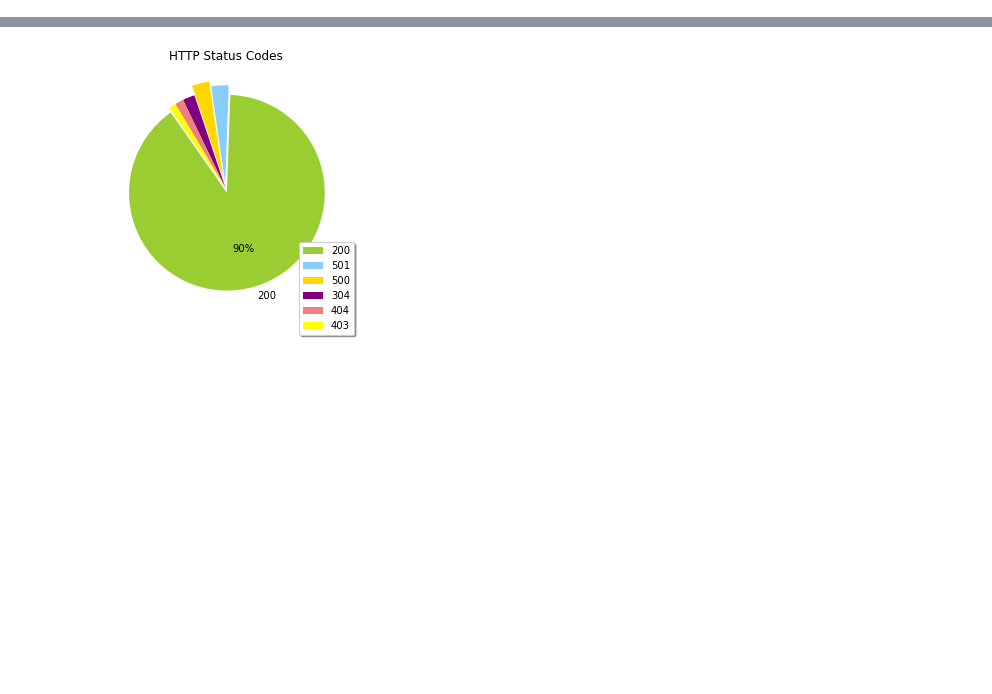
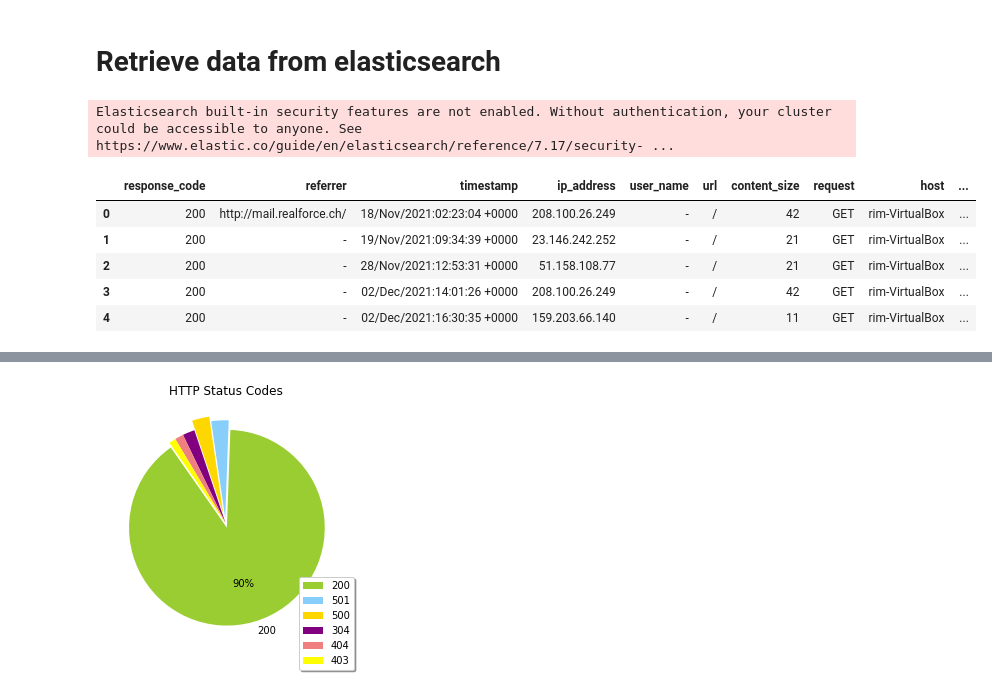
Before and after one commit to RimBelkhir/-Anomaly-Detetcion-in-logs-project, a Jupyter notebook: Anomaly_detection.ipynb, the cells around one changed output, grey strips where cells are left out. Drawn from its saved outputs; the diff is of its cells as text; code cells hidden in the pictures; blank space fills up the shorter version.

```diff
--- a/Anomaly_detection.ipynb
+++ b/Anomaly_detection.ipynb
@@ -0,0 +19,44 @@
+# %% [markdown]
+# Retrieve data from elasticsearch
+# %%
+es = Elasticsearch('http://localhost:9200/')
+# %%
+def get_data_from_elastic():
+    # query: The elasticsearch query.
+    query = {
+        "query": {
+            "match_all" : {}
+            }
+    }
+
+    # Scan function to get all the data.
+    rel = scan(client=es,
+               query=query,
+               scroll='1m',
+               index='filebeat_data',
+               raise_on_error=True,
+               preserve_order=False,
+               clear_scroll=True)
+    # Keep response in a list.
+    result = list(rel)
+    temp = []
+    # We need only '_source', which has all the fields required.
+    # This elimantes the elasticsearch metdata like _id, _type, _index.
+    for hit in result:
+        temp.append(hit['_source'])
+    # Create a dataframe.
+    data = pd.DataFrame(temp)
+    return data
+# %%
+df = get_data_from_elastic()
+# %% [output]
+Elasticsearch built-in security features are not enabled. Without authentication, your cluster could be accessible to anyone. See https://www.elastic.co/guide/en/elasticsearch/reference/7.17/security- ...
+# %%
+df.head()
+# %% [output]
+|  | response_code | referrer | timestamp | ip_address | user_name | url | content_size | request | host | ... |
+| 0 | 200 | http://mail.realforce.ch/ | 18/Nov/2021:02:23:04 +0000 | 208.100.26.249 | - | / | 42 | GET | rim-VirtualBox | ... |
+| 1 | 200 | - | 19/Nov/2021:09:34:39 +0000 | 23.146.242.252 | - | / | 21 | GET | rim-VirtualBox | ... |
+| 2 | 200 | - | 28/Nov/2021:12:53:31 +0000 | 51.158.108.77 | - | / | 21 | GET | rim-VirtualBox | ... |
+| 3 | 200 | - | 02/Dec/2021:14:01:26 +0000 | 208.100.26.249 | - | / | 42 | GET | rim-VirtualBox | ... |
+| 4 | 200 | - | 02/Dec/2021:16:30:35 +0000 | 159.203.66.140 | - | / | 11 | GET | rim-VirtualBox | ... |
```
Also changed, not shown: parts of 37 cells of this notebook.
